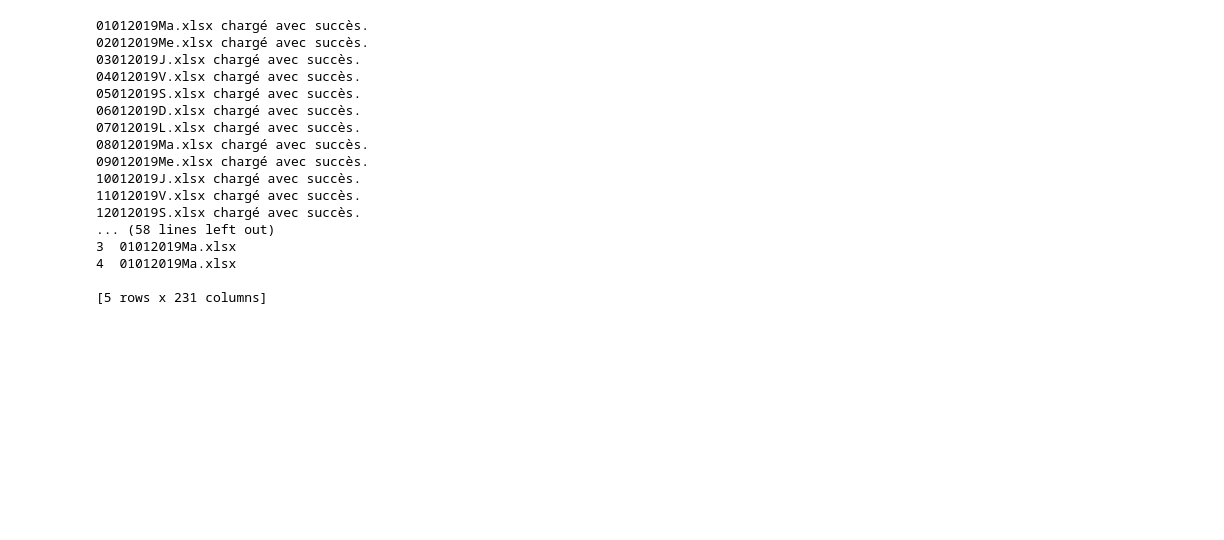
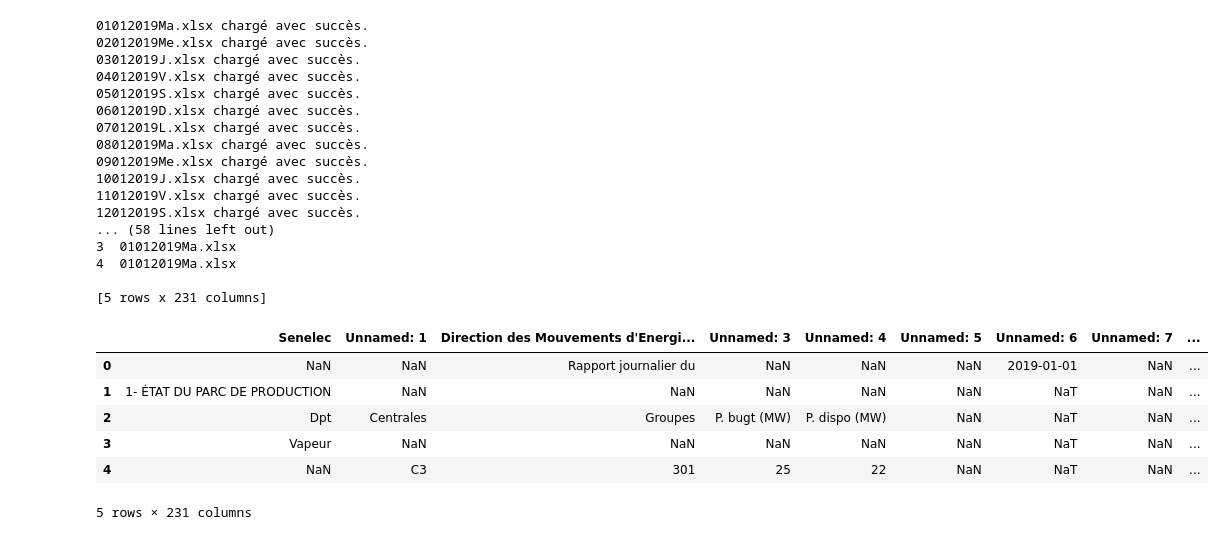
Before and after one commit to toutenergie/Mes_programmes_python_these, a Jupyter notebook: ANALYSE_DONNEES8THESE/extration1.ipynb, the cells around one changed output. Saved outputs shown, nothing was run; the diff lists cells and outputs as text; code cells hidden in the pictures; blank space fills up the shorter version.

```diff
--- a/ANALYSE_DONNEES8THESE/extration1.ipynb
+++ b/ANALYSE_DONNEES8THESE/extration1.ipynb
@@ -354,3 +353,13 @@ print(df_combine.head())
 4  01012019Ma.xlsx
 
 [5 rows x 231 columns]
+# %%
+df_combine.head()
+# %% [output]
+|  | Senelec | Unnamed: 1 | Direction des Mouvements d'Energi... | Unnamed: 3 | Unnamed: 4 | Unnamed: 5 | Unnamed: 6 | Unnamed: 7 | ... |
+| 0 | NaN | NaN | Rapport journalier du | NaN | NaN | NaN | 2019-01-01 | NaN | ... |
+| 1 | 1- ÉTAT DU PARC DE PRODUCTION | NaN | NaN | NaN | NaN | NaN | NaT | NaN | ... |
+| 2 | Dpt | Centrales | Groupes | P. bugt (MW) | P. dispo (MW) | NaN | NaT | NaN | ... |
+| 3 | Vapeur | NaN | NaN | NaN | NaN | NaN | NaT | NaN | ... |
+| 4 | NaN | C3 | 301 | 25 | 22 | NaN | NaT | NaN | ... |
+5 rows × 231 columns
```
Also changed, not shown: parts of 3 cells of this notebook, 4 other files.
